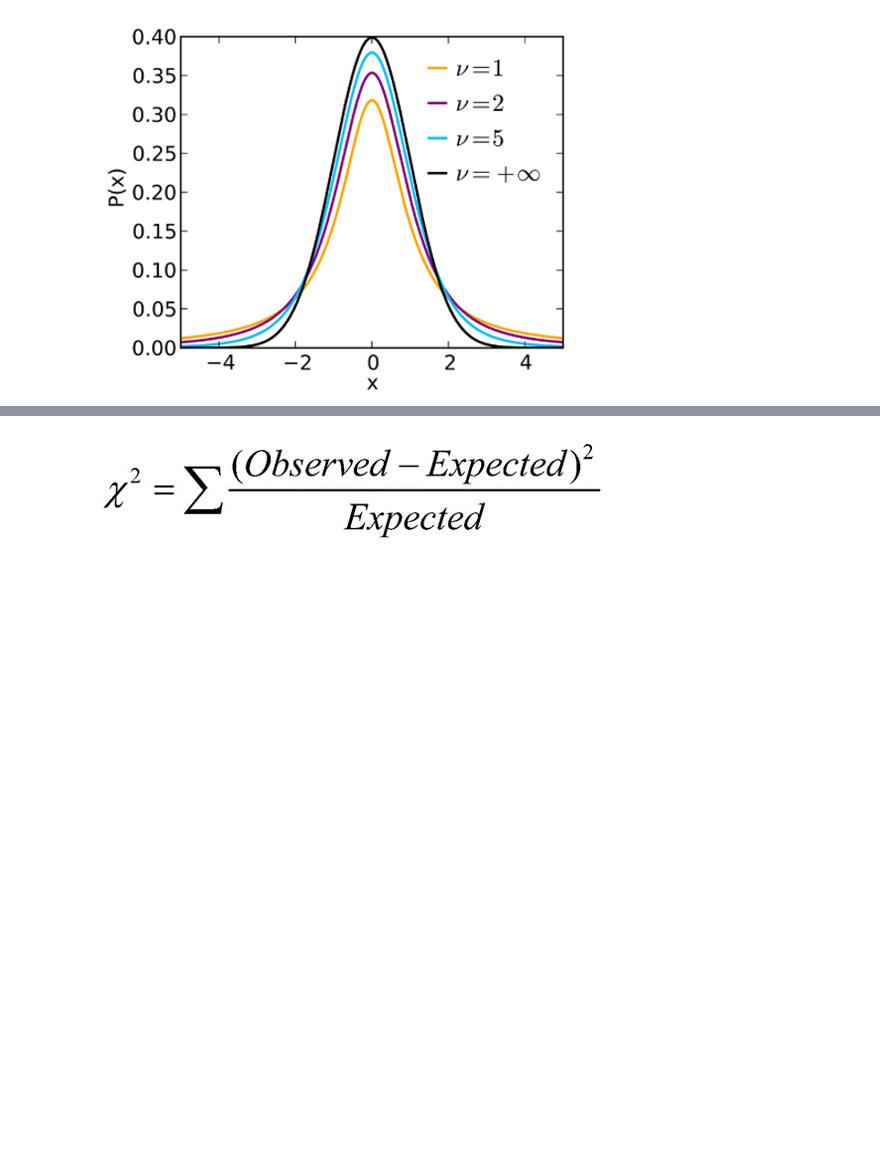
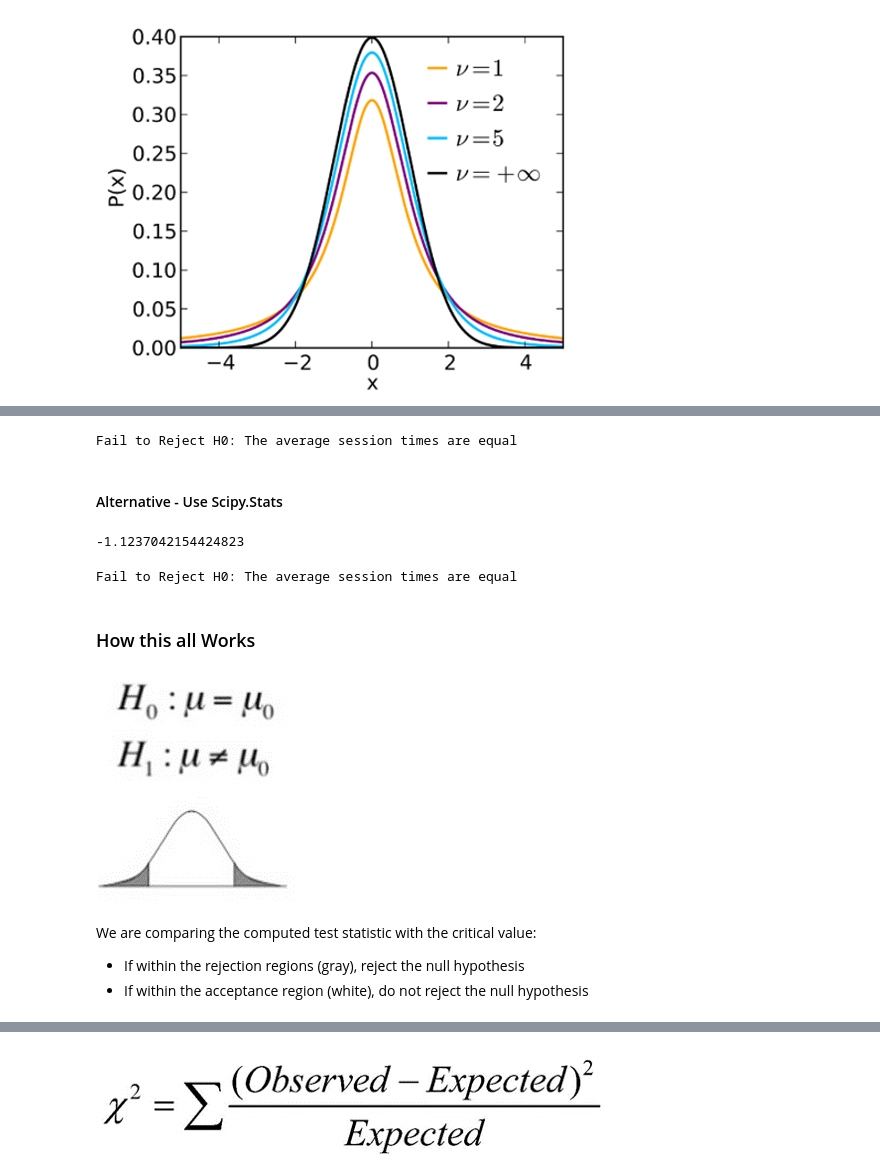
Before and after one commit to tomsharp/intro-probstat-datascience, a Jupyter notebook: Hypothesis Testing.ipynb, the cells around one changed output, grey strips where cells are left out. Saved outputs shown, nothing was run; the diff lists cells and outputs as text; code cells hidden in the pictures; blank space fills up the shorter version.

Commit message:
finished hypothesis testing

```diff
--- a/Hypothesis Testing.ipynb
+++ b/Hypothesis Testing.ipynb
@@ -52,0 +139,33 @@ Image("img/decision_errors.jpg")
+# %%
+if abs(T) > critical_value:
+    print('Reject H0: The session times are not equal')
+else:
+    print('Fail to Reject H0: The average session times are equal')
+# %% [output]
+Fail to Reject H0: The average session times are equal
+# %% [markdown]
+#### Alternative - Use Scipy.Stats
+# %%
+results = stats.ttest_ind(a,b)
+T = results[0]
+T
+# %% [output]
+-1.1237042154424823
+# %%
+if abs(T) > critical_value:
+    print('Reject H0: The session times are not equal')
+else:
+    print('Fail to Reject H0: The average session times are equal')
+# %% [output]
+Fail to Reject H0: The average session times are equal
+# %% [markdown]
+### How this all Works
+# %%
+Image("img/two-tailed-ttest.png")
+# %% [output]
+[figure, added]
+# %% [markdown]
+We are comparing the computed test statistic with the critical value:
+
+* If within the rejection regions (gray), reject the null hypothesis
+* If within the acceptance region (white), do not reject the null hypothesis
```
Also changed, not shown: parts of 38 cells of this notebook, 4 other files.
